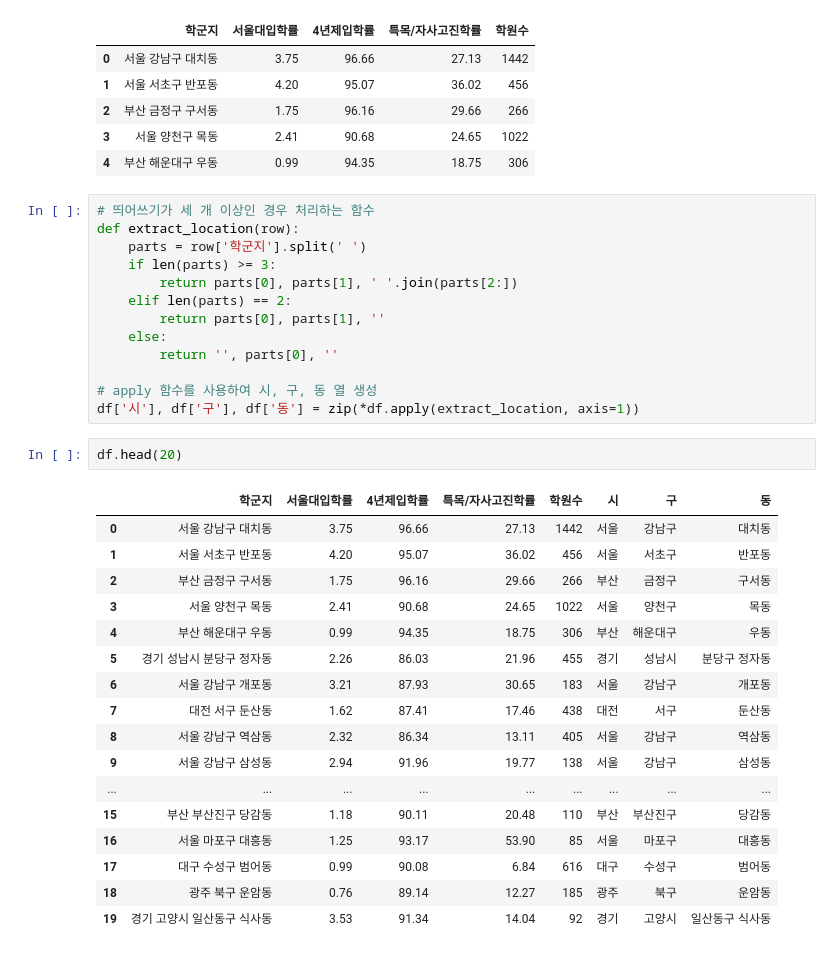
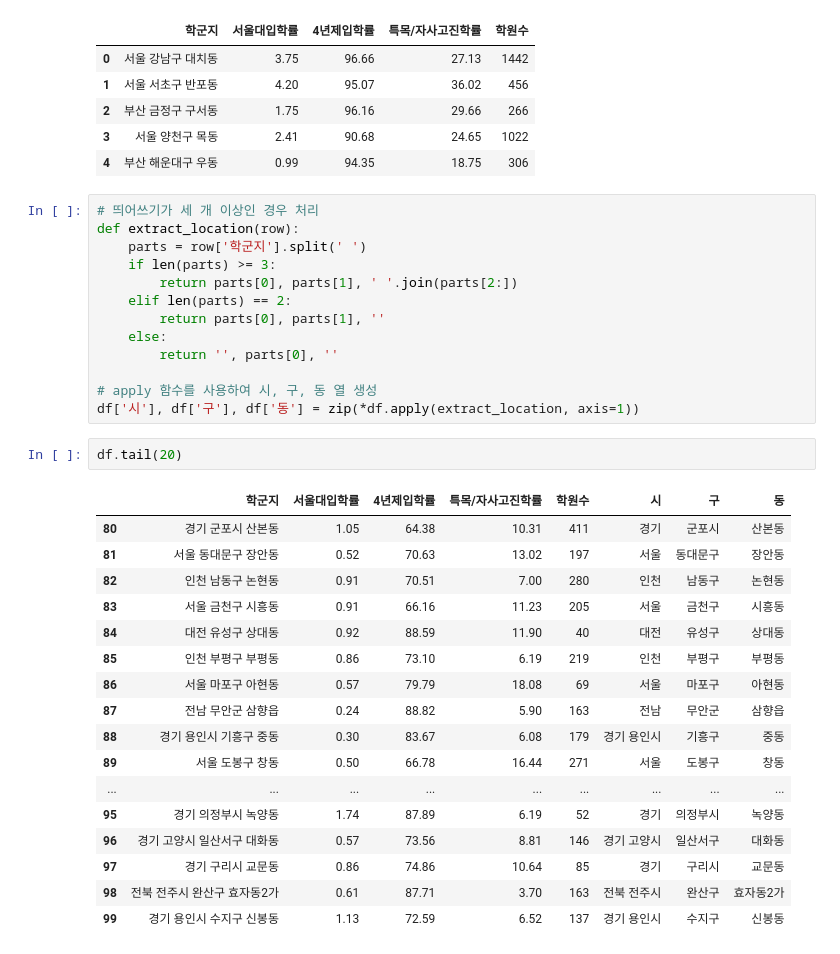
Before and after one commit to hijump9/python_study, a Jupyter notebook: 0. crawling_code/학군지/elite_crawl.ipynb, the cells around one changed output. Drawn from its saved outputs; the diff is of its cells as text.

```diff
--- a/0. crawling_code/학군지/elite_crawl.ipynb
+++ b/0. crawling_code/학군지/elite_crawl.ipynb
@@ -128,7 +133,7 @@ df.head()
 | 3 | 서울 양천구 목동 | 2.41 | 90.68 | 24.65 | 1022 |
 | 4 | 부산 해운대구 우동 | 0.99 | 94.35 | 18.75 | 306 |
 # %%
-# 띄어쓰기가 세 개 이상인 경우 처리하는 함수
+# 띄어쓰기가 세 개 이상인 경우 처리
 def extract_location(row):
     parts = row['학군지'].split(' ')
     if len(parts) >= 3:
@@ -141,23 +146,23 @@ def extract_location(row):
 # apply 함수를 사용하여 시, 구, 동 열 생성
 df['시'], df['구'], df['동'] = zip(*df.apply(extract_location, axis=1))
 # %%
-df.head(20)
+df.tail(20)
 # %% [output]
 |  | 학군지 | 서울대입학률 | 4년제입학률 | 특목/자사고진학률 | 학원수 | 시 | 구 | 동 |
-| 0 | 서울 강남구 대치동 | 3.75 | 96.66 | 27.13 | 1442 | 서울 | 강남구 | 대치동 |
-| 1 | 서울 서초구 반포동 | 4.20 | 95.07 | 36.02 | 456 | 서울 | 서초구 | 반포동 |
-| 2 | 부산 금정구 구서동 | 1.75 | 96.16 | 29.66 | 266 | 부산 | 금정구 | 구서동 |
-| 3 | 서울 양천구 목동 | 2.41 | 90.68 | 24.65 | 1022 | 서울 | 양천구 | 목동 |
-| 4 | 부산 해운대구 우동 | 0.99 | 94.35 | 18.75 | 306 | 부산 | 해운대구 | 우동 |
-| 5 | 경기 성남시 분당구 정자동 | 2.26 | 86.03 | 21.96 | 455 | 경기 | 성남시 | 분당구 정자동 |
-| 6 | 서울 강남구 개포동 | 3.21 | 87.93 | 30.65 | 183 | 서울 | 강남구 | 개포동 |
-| 7 | 대전 서구 둔산동 | 1.62 | 87.41 | 17.46 | 438 | 대전 | 서구 | 둔산동 |
-| 8 | 서울 강남구 역삼동 | 2.32 | 86.34 | 13.11 | 405 | 서울 | 강남구 | 역삼동 |
-| 9 | 서울 강남구 삼성동 | 2.94 | 91.96 | 19.77 | 138 | 서울 | 강남구 | 삼성동 |
+| 80 | 경기 군포시 산본동 | 1.05 | 64.38 | 10.31 | 411 | 경기 | 군포시 | 산본동 |
+| 81 | 서울 동대문구 장안동 | 0.52 | 70.63 | 13.02 | 197 | 서울 | 동대문구 | 장안동 |
+| 82 | 인천 남동구 논현동 | 0.91 | 70.51 | 7.00 | 280 | 인천 | 남동구 | 논현동 |
+| 83 | 서울 금천구 시흥동 | 0.91 | 66.16 | 11.23 | 205 | 서울 | 금천구 | 시흥동 |
+| 84 | 대전 유성구 상대동 | 0.92 | 88.59 | 11.90 | 40 | 대전 | 유성구 | 상대동 |
+| 85 | 인천 부평구 부평동 | 0.86 | 73.10 | 6.19 | 219 | 인천 | 부평구 | 부평동 |
+| 86 | 서울 마포구 아현동 | 0.57 | 79.79 | 18.08 | 69 | 서울 | 마포구 | 아현동 |
+| 87 | 전남 무안군 삼향읍 | 0.24 | 88.82 | 5.90 | 163 | 전남 | 무안군 | 삼향읍 |
+| 88 | 경기 용인시 기흥구 중동 | 0.30 | 83.67 | 6.08 | 179 | 경기 용인시 | 기흥구 | 중동 |
+| 89 | 서울 도봉구 창동 | 0.50 | 66.78 | 16.44 | 271 | 서울 | 도봉구 | 창동 |
 | ... | ... | ... | ... | ... | ... | ... | ... | ... |
-| 15 | 부산 부산진구 당감동 | 1.18 | 90.11 | 20.48 | 110 | 부산 | 부산진구 | 당감동 |
-| 16 | 서울 마포구 대흥동 | 1.25 | 93.17 | 53.90 | 85 | 서울 | 마포구 | 대흥동 |
-| 17 | 대구 수성구 범어동 | 0.99 | 90.08 | 6.84 | 616 | 대구 | 수성구 | 범어동 |
-| 18 | 광주 북구 운암동 | 0.76 | 89.14 | 12.27 | 185 | 광주 | 북구 | 운암동 |
-| 19 | 경기 고양시 일산동구 식사동 | 3.53 | 91.34 | 14.04 | 92 | 경기 | 고양시 | 일산동구 식사동 |
+| 95 | 경기 의정부시 녹양동 | 1.74 | 87.89 | 6.19 | 52 | 경기 | 의정부시 | 녹양동 |
+| 96 | 경기 고양시 일산서구 대화동 | 0.57 | 73.56 | 8.81 | 146 | 경기 고양시 | 일산서구 | 대화동 |
+| 97 | 경기 구리시 교문동 | 0.86 | 74.86 | 10.64 | 85 | 경기 | 구리시 | 교문동 |
+| 98 | 전북 전주시 완산구 효자동2가 | 0.61 | 87.71 | 3.70 | 163 | 전북 전주시 | 완산구 | 효자동2가 |
+| 99 | 경기 용인시 수지구 신봉동 | 1.13 | 72.59 | 6.52 | 137 | 경기 용인시 | 수지구 | 신봉동 |
 # %%
```
Also changed, not shown: parts of 15 cells of this notebook.
